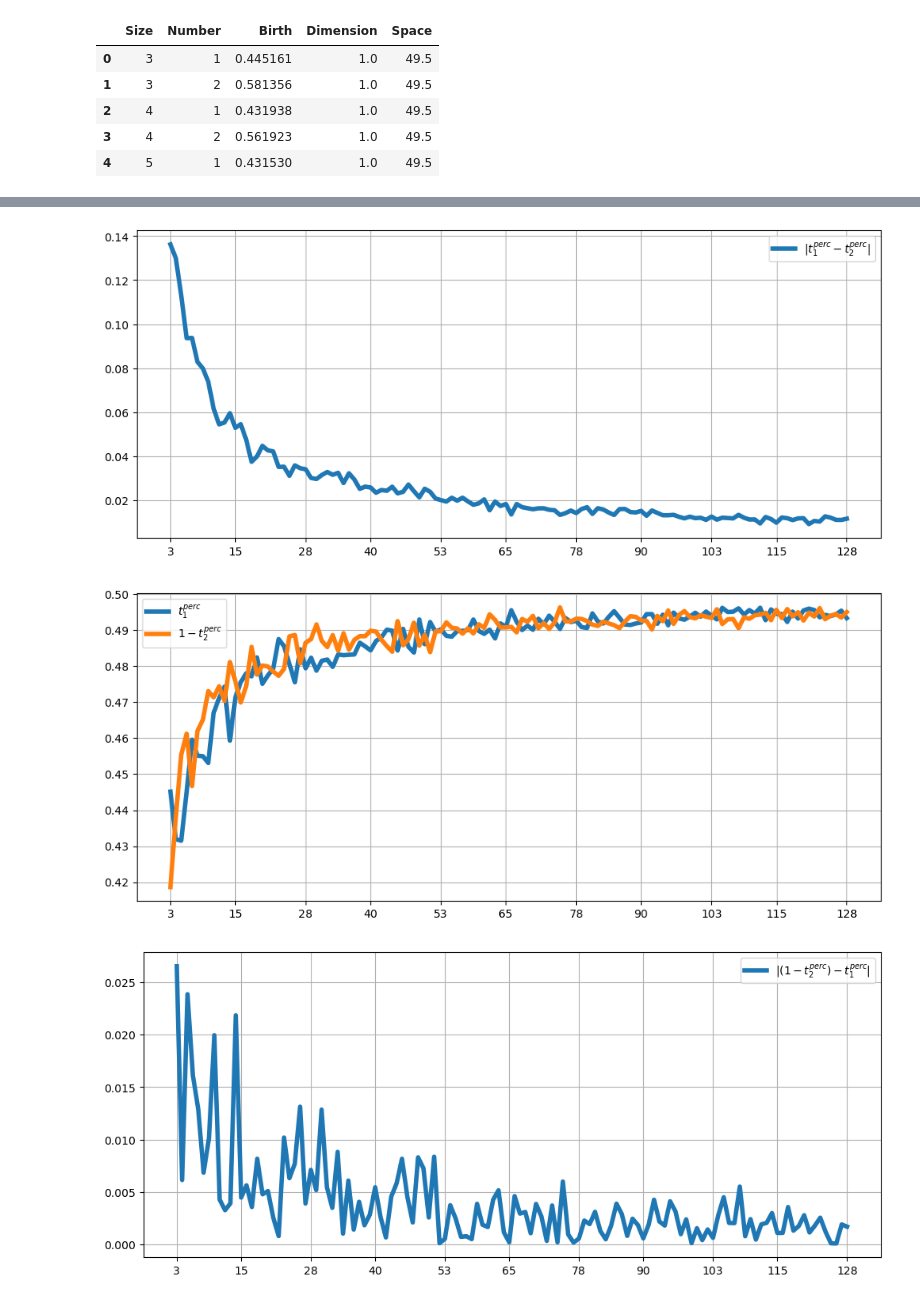
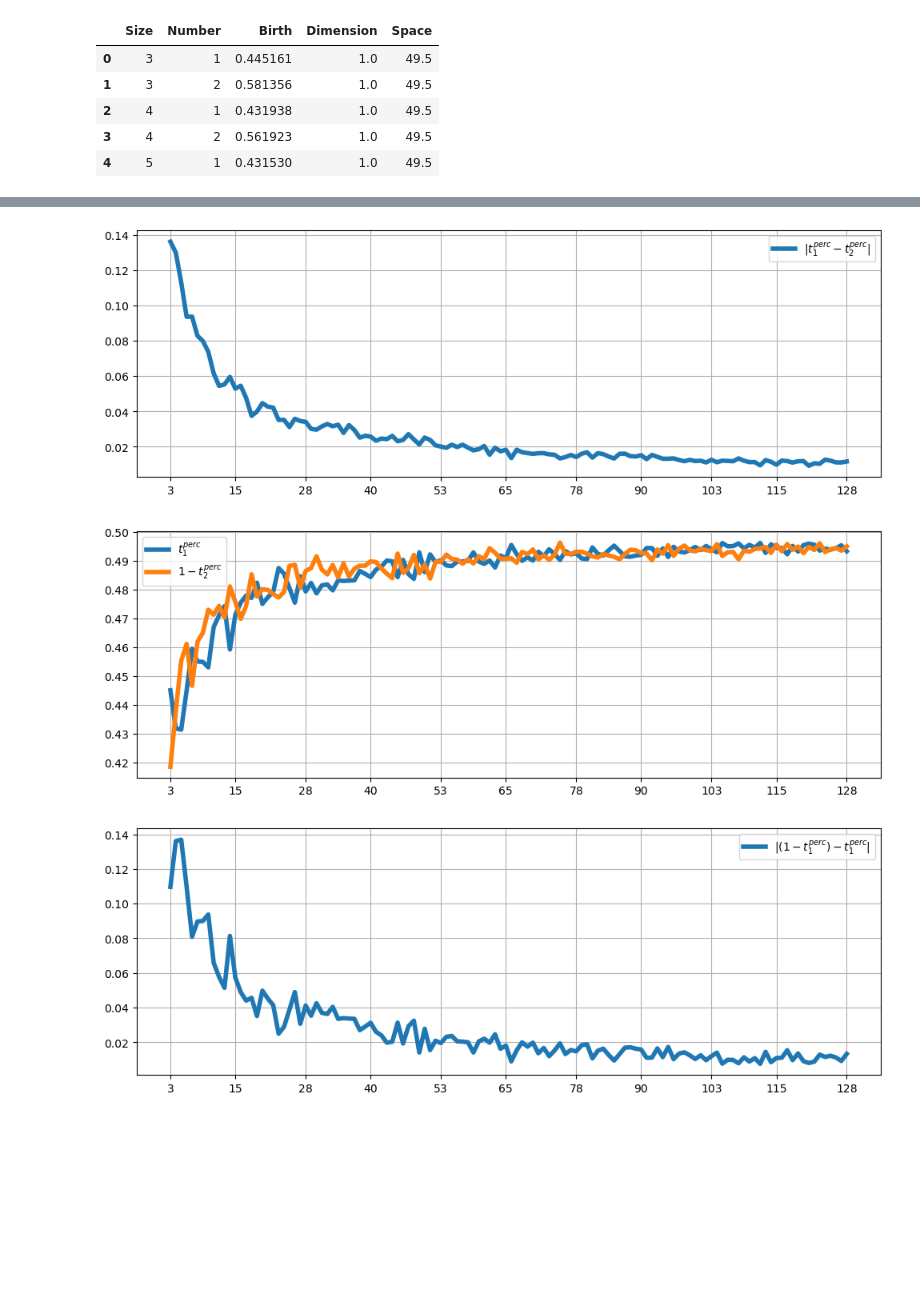
Before and after one commit to zimfv/topological-data-serial-experiments, a Jupyter notebook: Analyze Duality.ipynb, the cells around one changed output, grey strips where cells are left out. Saved outputs shown, nothing was run; the diff lists cells and outputs as text; code cells hidden in the pictures; blank space fills up the shorter version.

Commit message:
Analizing limits conection for dual lattices fcc and bcc

```diff
--- a/Analyze Duality.ipynb
+++ b/Analyze Duality.ipynb
@@ -6,7 +6,7 @@ from matplotlib import pyplot as plt
 from matplotlib import colormaps as cm
 from package import saveload
 # %%
-figsize=(12, 5)
+figsize=(12, 4)
 # %%
 def calculate_mean_betty(df: pd.DataFrame, array, dim=None):
     """
@@ -116,8 +115,9 @@ plt.plot(sizes_A2, abs(births1_A2.values - births2_A2.values), linewidth=4, labe
 plt.legend()
 plt.xticks(xticks_A2)
 plt.grid(True)
+plt.show()
 # %% [output]
-[figure, old version]
+[figure, new version]
 # %%
 plt.figure(figsize=figsize)
 plt.plot(sizes_A2, births1_A2.values, linewidth=4, label='$t_1^{perc}$')
@@ -125,13 +125,15 @@ plt.plot(sizes_A2, 1 - births2_A2.values, linewidth=4, label='$1 - t_2^{perc}$')
 plt.legend()
 plt.xticks(xticks_A2)
 plt.grid(True)
+plt.show()
 # %% [output]
-[figure, old version]
+[figure, new version]
 # %%
 plt.figure(figsize=figsize)
-plt.plot(sizes_A2, abs((1 - births2_A2.values) - births1_A2.values), linewidth=4, label='$|(1 - t_2^{perc}) - t_1^{perc}|$')
+plt.plot(sizes_A2, abs((1 - births1_A2.values) - births1_A2.values), linewidth=4, label='$|(1 - t_1^{perc}) - t_1^{perc}|$')
 plt.legend()
 plt.xticks(xticks_A2)
 plt.grid(True)
+plt.savefig('LaTeX/pics/difference_dual_limits_A2.png')
 # %% [output]
-[figure, old version]
+[figure, new version]
```
Also changed, not shown: parts of 12 cells of this notebook, 4 other files.
